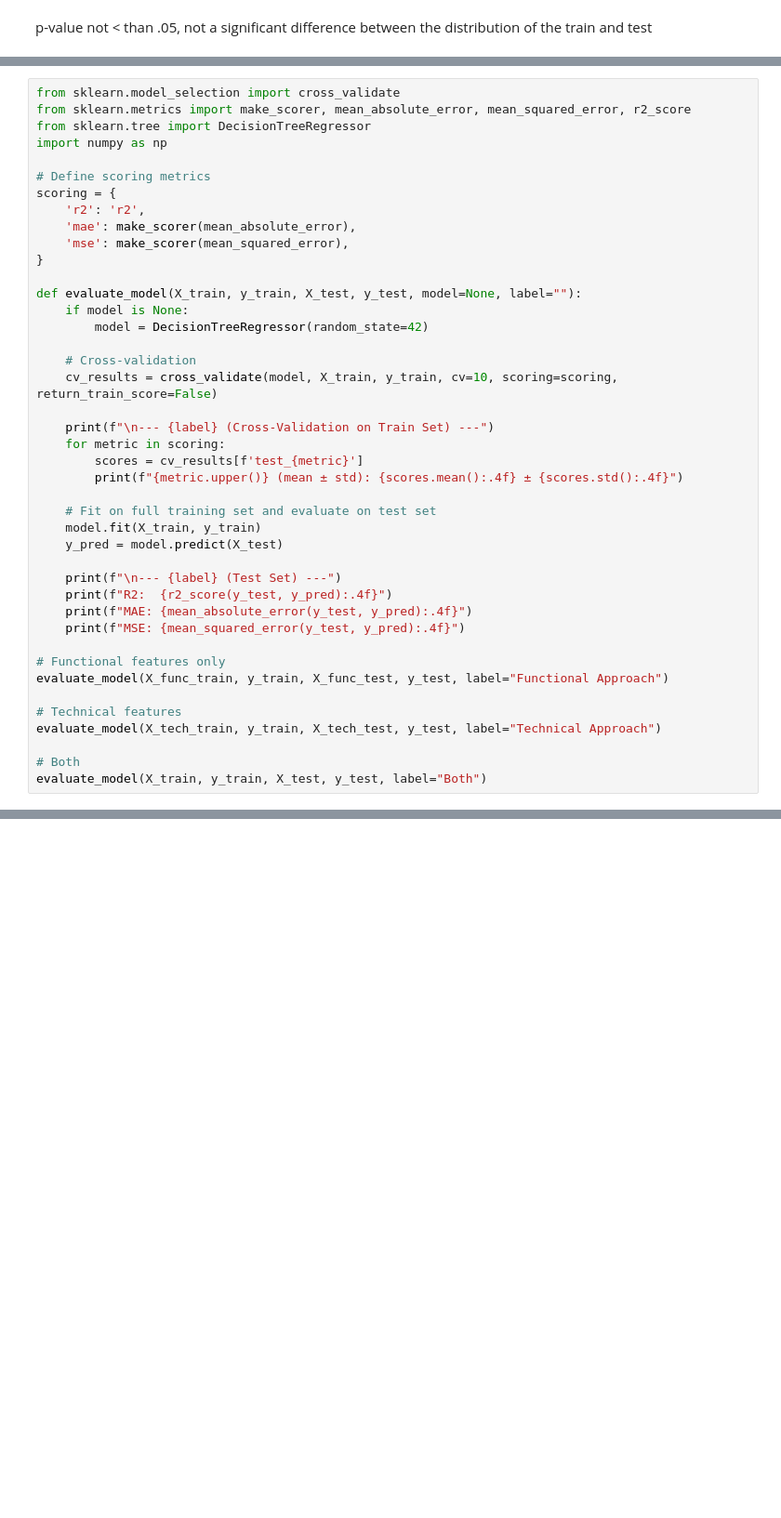
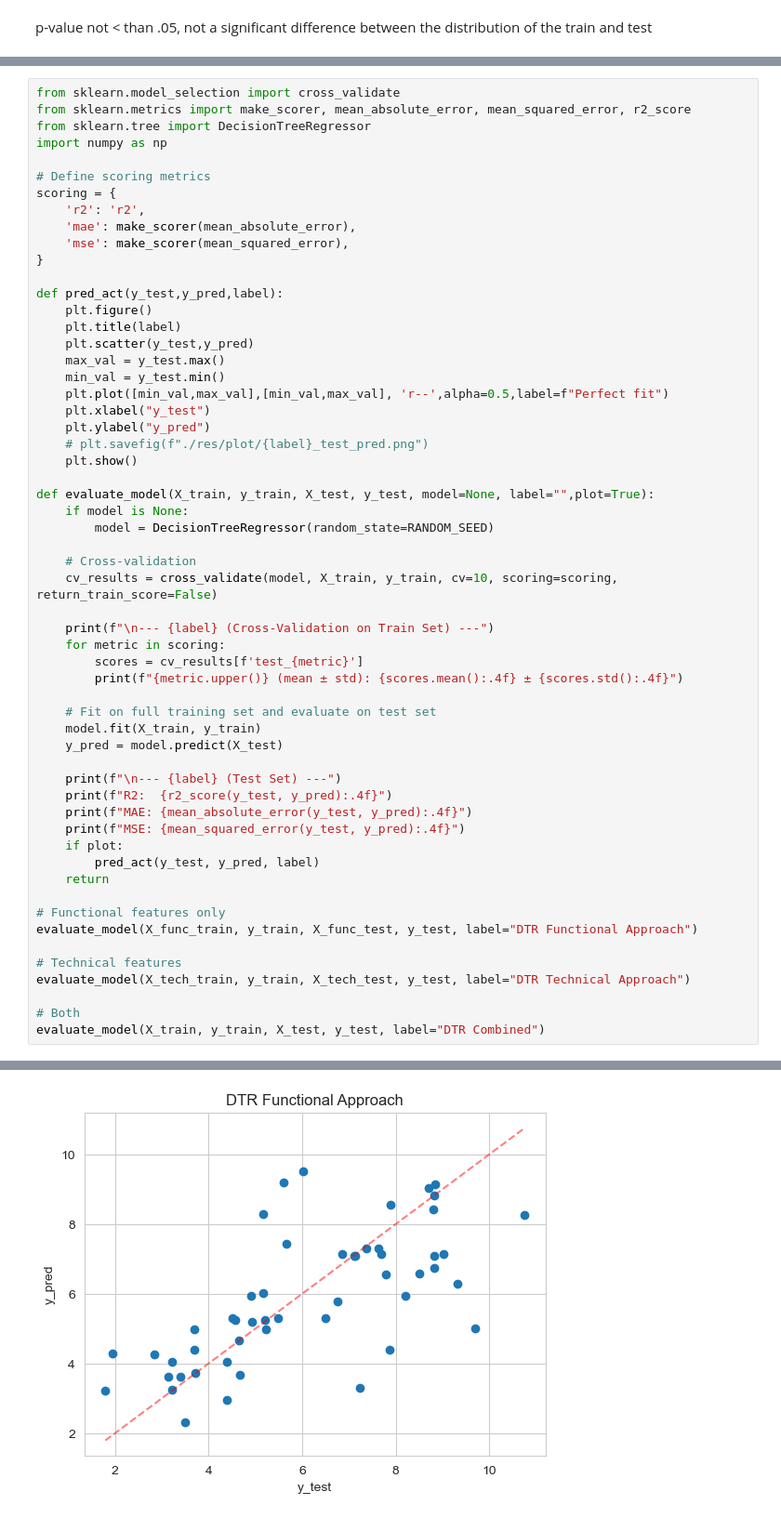
Before and after one commit to J4nvg/ResearchWorkshop, a Jupyter notebook: after_reading.ipynb, the cells around one changed output, grey strips where cells are left out. Shown at 93% size. Cells and saved outputs as stored; diff of their text form; blank space fills up the shorter version.

```diff
--- a/after_reading.ipynb
+++ b/after_reading.ipynb
@@ -171,9 +172,21 @@ scoring = {
     'mse': make_scorer(mean_squared_error),
 }
 
-def evaluate_model(X_train, y_train, X_test, y_test, model=None, label=""):
+def pred_act(y_test,y_pred,label):
+    plt.figure()
+    plt.title(label)
+    plt.scatter(y_test,y_pred)
+    max_val = y_test.max()
+    min_val = y_test.min()
+    plt.plot([min_val,max_val],[min_val,max_val], 'r--',alpha=0.5,label=f"Perfect fit")
+    plt.xlabel("y_test")
+    plt.ylabel("y_pred")
+    # plt.savefig(f"./res/plot/{label}_test_pred.png")
+    plt.show()
+
+def evaluate_model(X_train, y_train, X_test, y_test, model=None, label="",plot=True):
     if model is None:
-        model = DecisionTreeRegressor(random_state=42)
+        model = DecisionTreeRegressor(random_state=RANDOM_SEED)
 
     # Cross-validation
     cv_results = cross_validate(model, X_train, y_train, cv=10, scoring=scoring, return_train_score=False)
@@ -191,13 +204,16 @@ def evaluate_model(X_train, y_train, X_test, y_test, model=None, label=""):
     print(f"R2:  {r2_score(y_test, y_pred):.4f}")
     print(f"MAE: {mean_absolute_error(y_test, y_pred):.4f}")
     print(f"MSE: {mean_squared_error(y_test, y_pred):.4f}")
+    if plot:
+        pred_act(y_test, y_pred, label)
+    return
 
 # Functional features only
-evaluate_model(X_func_train, y_train, X_func_test, y_test, label="Functional Approach")
+evaluate_model(X_func_train, y_train, X_func_test, y_test, label="DTR Functional Approach")
 
 # Technical features
-evaluate_model(X_tech_train, y_train, X_tech_test, y_test, label="Technical Approach")
+evaluate_model(X_tech_train, y_train, X_tech_test, y_test, label="DTR Technical Approach")
 
 # Both
-evaluate_model(X_train, y_train, X_test, y_test, label="Both")
+evaluate_model(X_train, y_train, X_test, y_test, label="DTR Combined")
 # %% [output]
@@ -220,0 +229 @@ MSE: 1.1180
+[figure, added]
```
Also changed, not shown: parts of 26 cells of this notebook.
